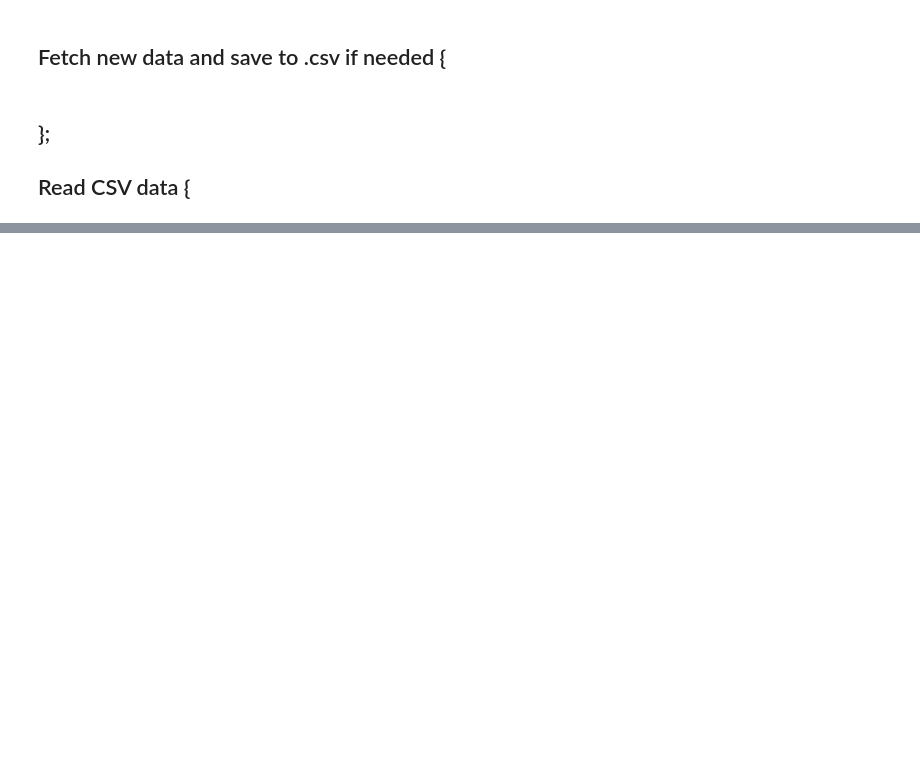
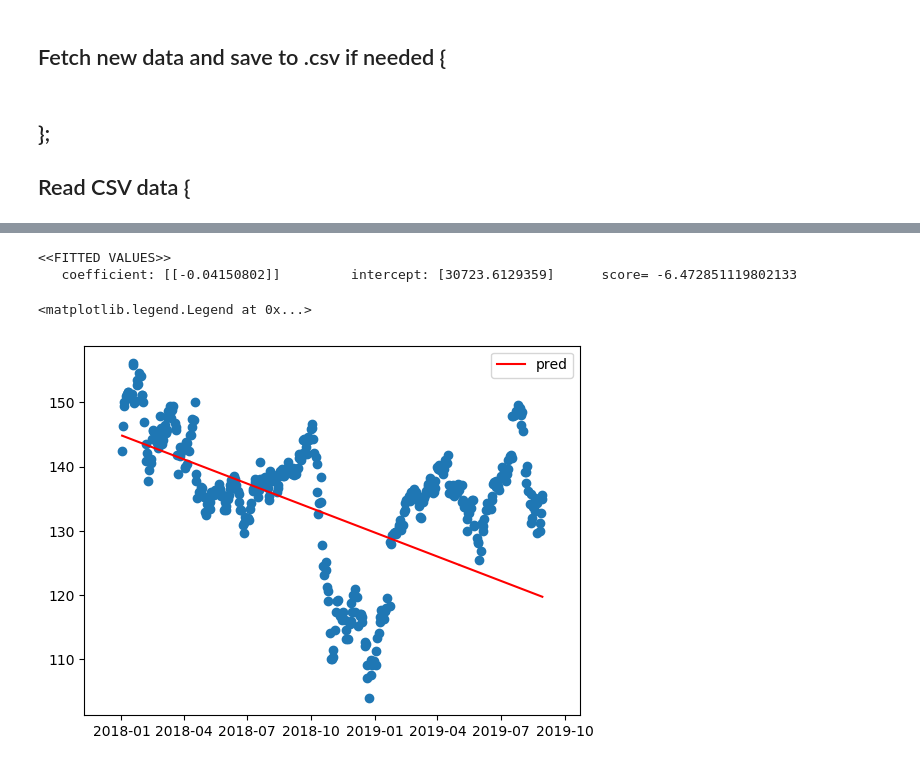
Before and after one commit to dctec/mlc, a Jupyter notebook: week2/StockPrediction/Homework2.ipynb, the cells around one changed output, grey strips where cells are left out. Drawn from its saved outputs; the diff is of its cells as text; code cells hidden in the pictures; blank space fills up the shorter version.

```diff
--- a/week2/StockPrediction/Homework2.ipynb
+++ b/week2/StockPrediction/Homework2.ipynb
@@ -339,0 +131,42 @@ new_data.drop('Elapsed', axis=1, inplace=True)  #elapsed will be the time stamp
+# %%
+from sklearn.linear_model import LinearRegression
+
+# Convert into numpy array (.values) of 1 column (.reshape(-1,1))
+# (-1,1): -1 means that calculate the dimension of rows, but have 1 column
+Xdate=df.index.values.reshape(-1,1) #datetime object
+
+# Numpy will require all array types to be the same for the split
+# They can be casted to a common type but datetime type cannot be casted
+# So, generate a numerical representation of the dates as offsets. Starting at
+# one, increment by one each day of the week. Weekends included. And
+# since no weekends are available on the stock pricing dataset, then there
+# is a skip of 2 (1,2,3,4,5,8,9,10,11,12,15..)
+Xnum=df.index.map(datetime.datetime.toordinal).values.reshape(-1,1) #int64 object
+Y=df.loc[:,['Adj Close']].values.reshape(-1,1) #float object
+
+# 80/20% split data for train and test. In order (no shuffle)
+X_train, X_test, Y_train, Y_test = train_test_split(Xnum,Y,test_size=0.2, shuffle=False, random_state=0)
+
+# Instantiate the LinearRegression class and call the .fit method to find the parameters
+# of the training data curve fit.
+regressor=LinearRegression()
+regressor.fit(X_train,Y_train)
+
+# Do prediction with previous curve fitting for both, train and test data
+Y_pred_test = regressor.predict(X_test)
+Y_pred_train = regressor.predict(X_train)
+print("<<FITTED VALUES>>\n   coefficient:",regressor.coef_ , "\tintercept:", regressor.intercept_,"\tscore=",regressor.score(X_test,Y_test))
+
+# coefficient (-0.04150802) means a scalar of 4%
+# intercept (30723.6129359) means a zero crossing of the X axis at that point
+# %% [output]
+<<FITTED VALUES>>
+   coefficient: [[-0.04150802]]         intercept: [30723.6129359]      score= -6.472851119802133
+# %%
+plt.scatter(Xdate,Y)
+plt.plot(X_test, Y_pred_test, color='red')
+plt.plot(X_train, Y_pred_train, color='red',label="pred")
+plt.legend()
+# %% [output]
+<matplotlib.legend.Legend at 0x...>
+[figure, added]
```
Also changed, not shown: parts of 36 cells of this notebook.
